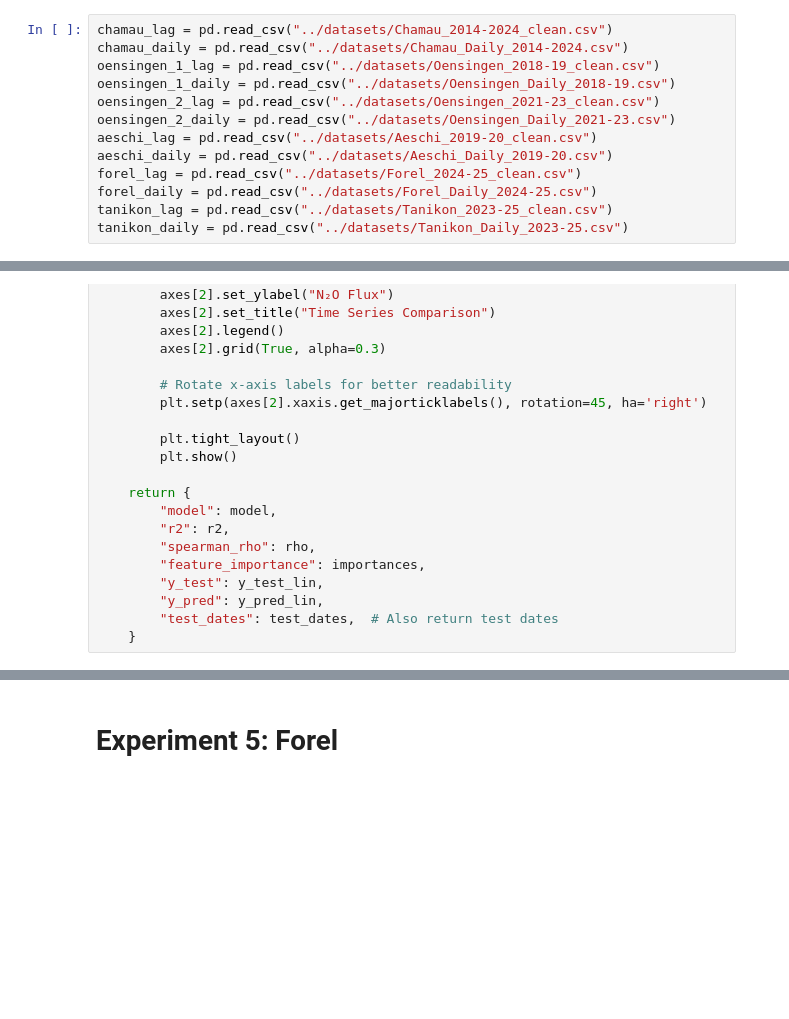
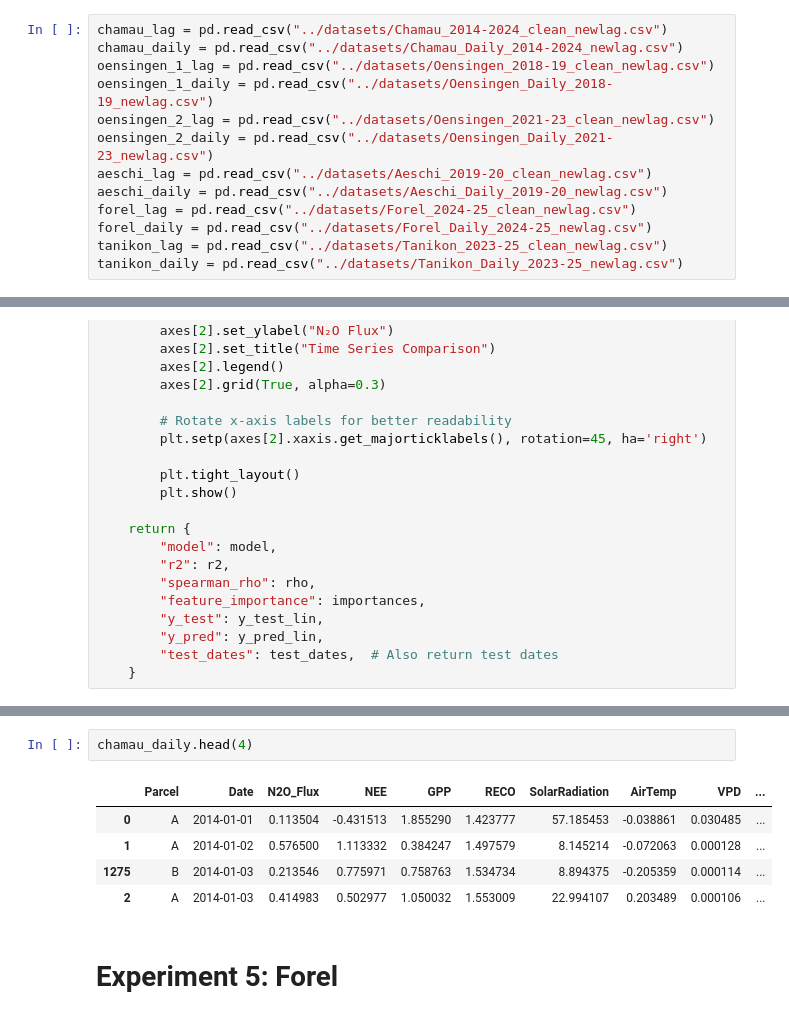
Before and after one commit to AndreasHiropedi/N2O_Emissions_Prediction, a Jupyter notebook: baseline_experiments/XGBoost_experiments.ipynb, the cells around one changed output, grey strips where cells are left out. Cells and saved outputs as stored; diff of their text form; blank space fills up the shorter version.

```diff
--- a/baseline_experiments/XGBoost_experiments.ipynb
+++ b/baseline_experiments/XGBoost_experiments.ipynb
@@ -44,18 +44,18 @@ from scipy.stats import linregress, spearmanr
 # %% [markdown]
 # Loading the data
 # %%
-chamau_lag = pd.read_csv("../datasets/Chamau_2014-2024_clean.csv")
-chamau_daily = pd.read_csv("../datasets/Chamau_Daily_2014-2024.csv")
-oensingen_1_lag = pd.read_csv("../datasets/Oensingen_2018-19_clean.csv")
-oensingen_1_daily = pd.read_csv("../datasets/Oensingen_Daily_2018-19.csv")
-oensingen_2_lag = pd.read_csv("../datasets/Oensingen_2021-23_clean.csv")
-oensingen_2_daily = pd.read_csv("../datasets/Oensingen_Daily_2021-23.csv")
-aeschi_lag = pd.read_csv("../datasets/Aeschi_2019-20_clean.csv")
-aeschi_daily = pd.read_csv("../datasets/Aeschi_Daily_2019-20.csv")
-forel_lag = pd.read_csv("../datasets/Forel_2024-25_clean.csv")
-forel_daily = pd.read_csv("../datasets/Forel_Daily_2024-25.csv")
-tanikon_lag = pd.read_csv("../datasets/Tanikon_2023-25_clean.csv")
-tanikon_daily = pd.read_csv("../datasets/Tanikon_Daily_2023-25.csv")
+chamau_lag = pd.read_csv("../datasets/Chamau_2014-2024_clean_newlag.csv")
+chamau_daily = pd.read_csv("../datasets/Chamau_Daily_2014-2024_newlag.csv")
+oensingen_1_lag = pd.read_csv("../datasets/Oensingen_2018-19_clean_newlag.csv")
+oensingen_1_daily = pd.read_csv("../datasets/Oensingen_Daily_2018-19_newlag.csv")
+oensingen_2_lag = pd.read_csv("../datasets/Oensingen_2021-23_clean_newlag.csv")
+oensingen_2_daily = pd.read_csv("../datasets/Oensingen_Daily_2021-23_newlag.csv")
+aeschi_lag = pd.read_csv("../datasets/Aeschi_2019-20_clean_newlag.csv")
+aeschi_daily = pd.read_csv("../datasets/Aeschi_Daily_2019-20_newlag.csv")
+forel_lag = pd.read_csv("../datasets/Forel_2024-25_clean_newlag.csv")
+forel_daily = pd.read_csv("../datasets/Forel_Daily_2024-25_newlag.csv")
+tanikon_lag = pd.read_csv("../datasets/Tanikon_2023-25_clean_newlag.csv")
+tanikon_daily = pd.read_csv("../datasets/Tanikon_Daily_2023-25_newlag.csv")
 # %% [markdown]
 # Experiment 1: Oensingen 2018-19
 # %%
@@ -1814,3 +1917,11 @@ Daily:  R² + 0.029, ρ + 0.030
+# %%
+chamau_daily.head(4)
+# %% [output]
+|  | Parcel | Date | N2O_Flux | NEE | GPP | RECO | SolarRadiation | AirTemp | VPD | ... |
+| 0 | A | 2014-01-01 | 0.113504 | -0.431513 | 1.855290 | 1.423777 | 57.185453 | -0.038861 | 0.030485 | ... |
+| 1 | A | 2014-01-02 | 0.576500 | 1.113332 | 0.384247 | 1.497579 | 8.145214 | -0.072063 | 0.000128 | ... |
+| 1275 | B | 2014-01-03 | 0.213546 | 0.775971 | 0.758763 | 1.534734 | 8.894375 | -0.205359 | 0.000114 | ... |
+| 2 | A | 2014-01-03 | 0.414983 | 0.502977 | 1.050032 | 1.553009 | 22.994107 | 0.203489 | 0.000106 | ... |
 # %% [markdown]
 # Experiment 5: Forel
 # %%
```
Also changed, not shown: parts of 4 cells of this notebook.
